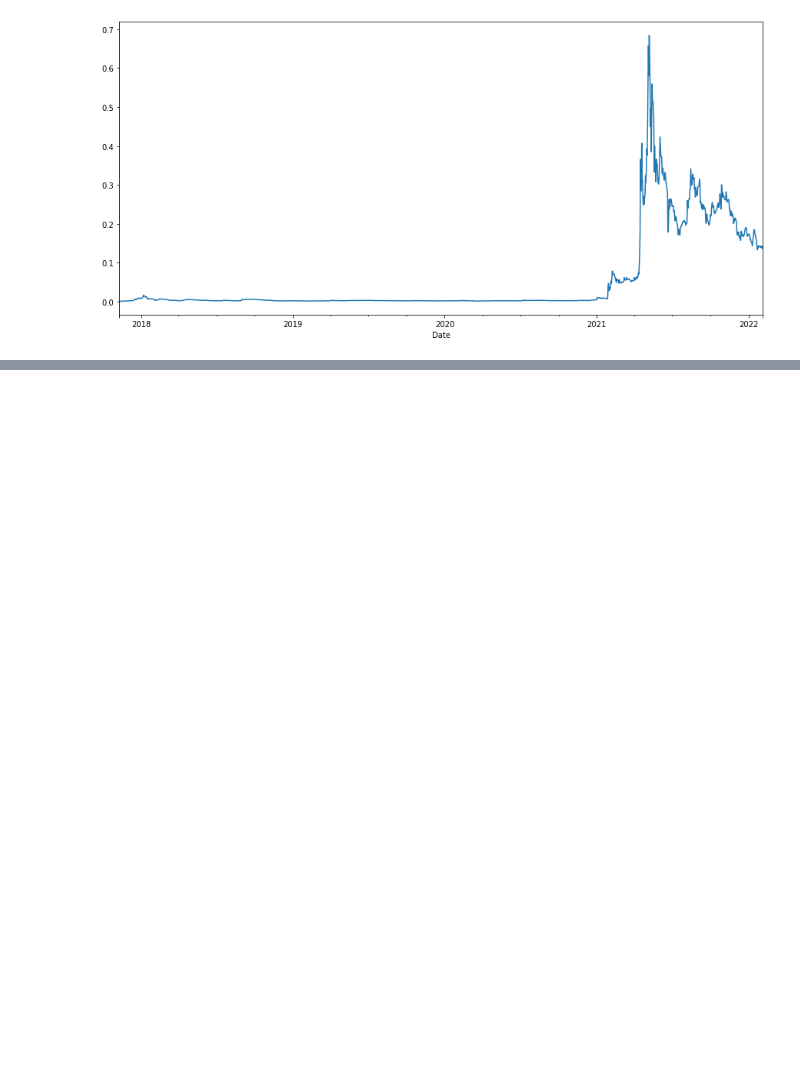
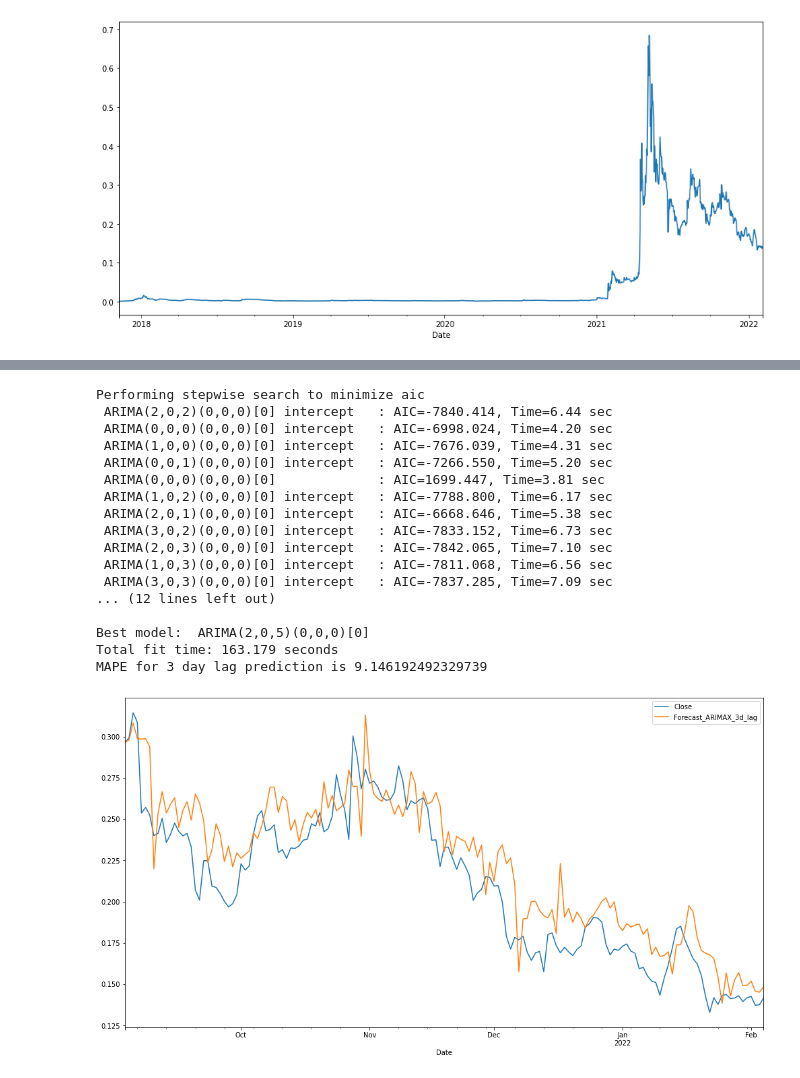
Before and after one commit to AnLong98/SIAP_2022, a Jupyter notebook: notebooks/doge_arimax.ipynb, the cells around one changed output, grey strips where cells are left out. Saved outputs shown, nothing was run; the diff lists cells and outputs as text; code cells hidden in the pictures; blank space fills up the shorter version.

```diff
--- a/notebooks/doge_arimax.ipynb
+++ b/notebooks/doge_arimax.ipynb
@@ -546,0 +589,34 @@ MAPE for 60 day lag prediction is 50.78011985563199
+# %%
+to_delete = ['Volume_mean_lag3', 'reddit_average_comments_48h_mean_lag3', 'reddit_accounts_active_48h_mean_lag3',
+             'commit_count_4_weeks_mean_lag3', 'dogecoin_mean_lag3']
+lags_remove = ['Volume', 'reddit_average_comments_48h', 'reddit_accounts_active_48h','commit_count_4_weeks',
+               'dogecoin']
+for lag in lags_remove:
+    lag_features.remove(lag)
+
+for feature in to_delete:
+    del df[feature]
+# %%
+testNum = round(df.shape[0] * 0.1)
+train = df.iloc[:-testNum]
+test = df.iloc[-testNum:]
+predict_with_windows(windows[0:1], train, test, lag_features)
+# %% [output]
+Performing stepwise search to minimize aic
+ ARIMA(2,0,2)(0,0,0)[0] intercept   : AIC=-7840.414, Time=6.44 sec
+ ARIMA(0,0,0)(0,0,0)[0] intercept   : AIC=-6998.024, Time=4.20 sec
+ ARIMA(1,0,0)(0,0,0)[0] intercept   : AIC=-7676.039, Time=4.31 sec
+ ARIMA(0,0,1)(0,0,0)[0] intercept   : AIC=-7266.550, Time=5.20 sec
+ ARIMA(0,0,0)(0,0,0)[0]             : AIC=1699.447, Time=3.81 sec
+ ARIMA(1,0,2)(0,0,0)[0] intercept   : AIC=-7788.800, Time=6.17 sec
+ ARIMA(2,0,1)(0,0,0)[0] intercept   : AIC=-6668.646, Time=5.38 sec
+ ARIMA(3,0,2)(0,0,0)[0] intercept   : AIC=-7833.152, Time=6.73 sec
+ ARIMA(2,0,3)(0,0,0)[0] intercept   : AIC=-7842.065, Time=7.10 sec
+ ARIMA(1,0,3)(0,0,0)[0] intercept   : AIC=-7811.068, Time=6.56 sec
+ ARIMA(3,0,3)(0,0,0)[0] intercept   : AIC=-7837.285, Time=7.09 sec
+... (12 lines left out)
+
+Best model:  ARIMA(2,0,5)(0,0,0)[0]
+Total fit time: 163.179 seconds
+MAPE for 3 day lag prediction is 9.146192492329739
+[figure, added]
```
Also changed, not shown: parts of 21 cells of this notebook, 1 other file.
